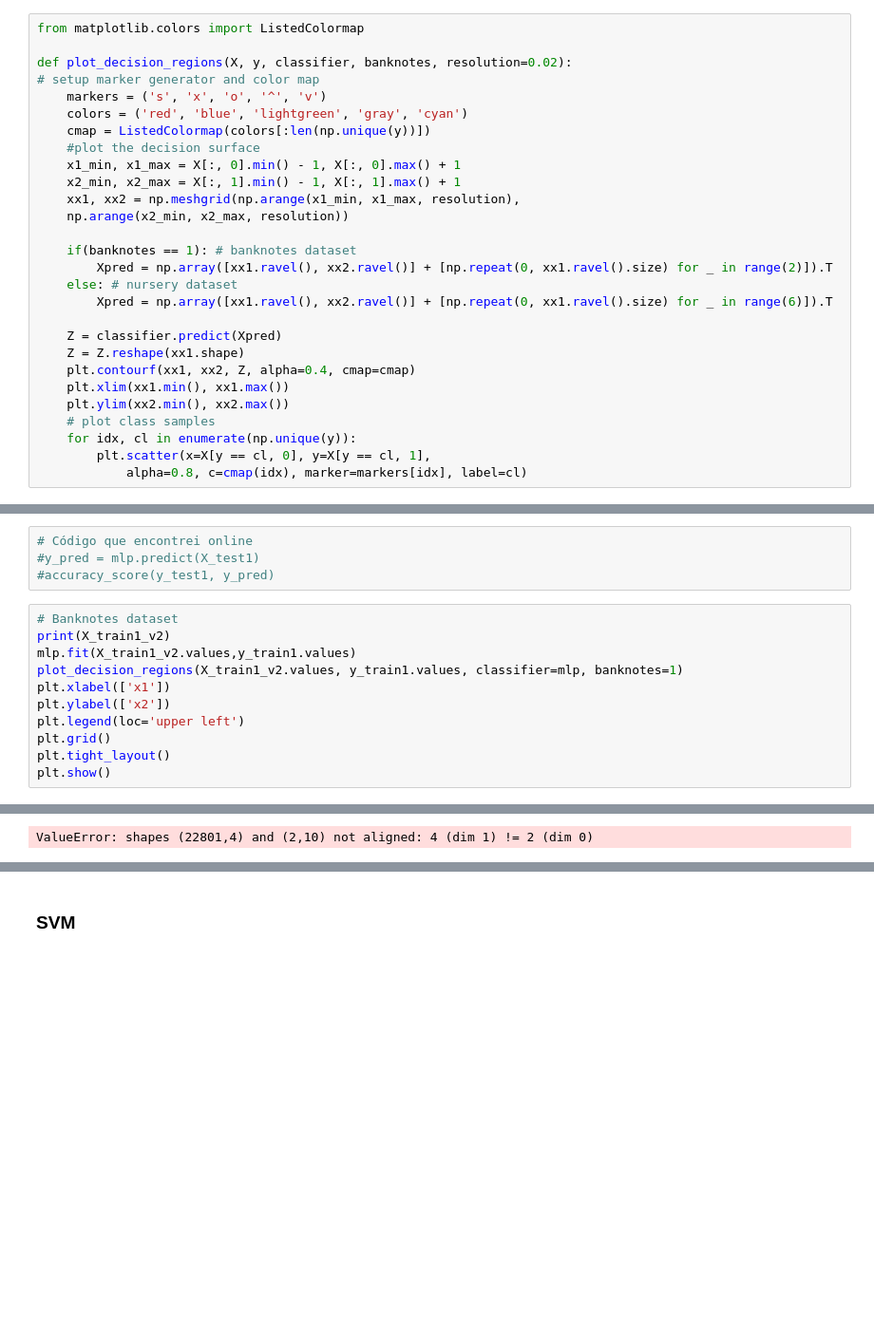
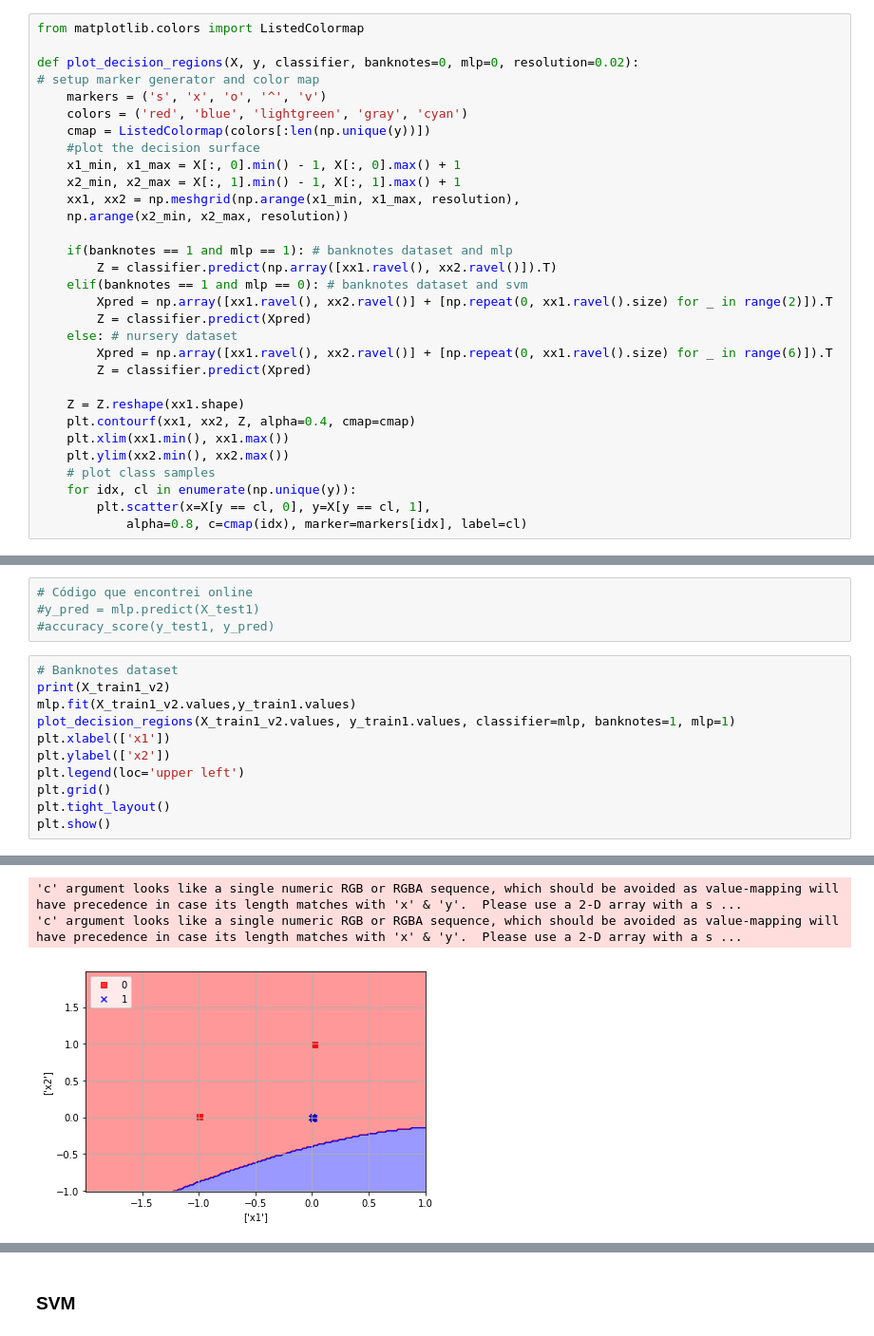
Before and after one commit to McKingly/ED-Data-Mining, a Jupyter notebook: Testing.ipynb, the cells around one changed output, grey strips where cells are left out. Shown: that part at 95% size. Drawn from its saved outputs; the diff is of its cells as text; blank space fills up the shorter version.

Commit message:
plot_decision_regions updated to correct problems in classifiers

```diff
--- a/Testing.ipynb
+++ b/Testing.ipynb
@@ -510,7 +512,7 @@ X_train2_v2 = pd.DataFrame(data=X_train_kpca2)
 # %%
 from matplotlib.colors import ListedColormap
 
-def plot_decision_regions(X, y, classifier, banknotes, resolution=0.02):
+def plot_decision_regions(X, y, classifier, banknotes=0, mlp=0, resolution=0.02):
 # setup marker generator and color map
     markers = ('s', 'x', 'o', '^', 'v')
     colors = ('red', 'blue', 'lightgreen', 'gray', 'cyan')
@@ -521,12 +523,15 @@ def plot_decision_regions(X, y, classifier, banknotes, resolution=0.02):
     xx1, xx2 = np.meshgrid(np.arange(x1_min, x1_max, resolution),
     np.arange(x2_min, x2_max, resolution))
 
-    if(banknotes == 1): # banknotes dataset
+    if(banknotes == 1 and mlp == 1): # banknotes dataset and mlp
+        Z = classifier.predict(np.array([xx1.ravel(), xx2.ravel()]).T)
+    elif(banknotes == 1 and mlp == 0): # banknotes dataset and svm
         Xpred = np.array([xx1.ravel(), xx2.ravel()] + [np.repeat(0, xx1.ravel().size) for _ in range(2)]).T
+        Z = classifier.predict(Xpred)
     else: # nursery dataset
         Xpred = np.array([xx1.ravel(), xx2.ravel()] + [np.repeat(0, xx1.ravel().size) for _ in range(6)]).T
+        Z = classifier.predict(Xpred)
 
-    Z = classifier.predict(Xpred)
     Z = Z.reshape(xx1.shape)
     plt.contourf(xx1, xx2, Z, alpha=0.4, cmap=cmap)
     plt.xlim(xx1.min(), xx1.max())
@@ -566,7 +571,7 @@ MLPClassifier(activation='tanh', alpha=0.01, batch_size='auto', beta_1=0.9,
 # Banknotes dataset
 print(X_train1_v2)
 mlp.fit(X_train1_v2.values,y_train1.values)
-plot_decision_regions(X_train1_v2.values, y_train1.values, classifier=mlp, banknotes=1)
+plot_decision_regions(X_train1_v2.values, y_train1.values, classifier=mlp, banknotes=1, mlp=1)
 plt.xlabel(['x1'])
 plt.ylabel(['x2'])
 plt.legend(loc='upper left')
@@ -592,6 +597,8 @@ plt.show()
 
 [960 rows x 2 columns]
-ValueError: shapes (22801,4) and (2,10) not aligned: 4 (dim 1) != 2 (dim 0)
+'c' argument looks like a single numeric RGB or RGBA sequence, which should be avoided as value-mapping will have precedence in case its length matches with 'x' & 'y'.  Please use a 2-D array with a s ...
+'c' argument looks like a single numeric RGB or RGBA sequence, which should be avoided as value-mapping will have precedence in case its length matches with 'x' & 'y'.  Please use a 2-D array with a s ...
+[figure, added]
 # %%
 # Banknotes dataset
 
```
Also changed, not shown: parts of 22 cells of this notebook.
